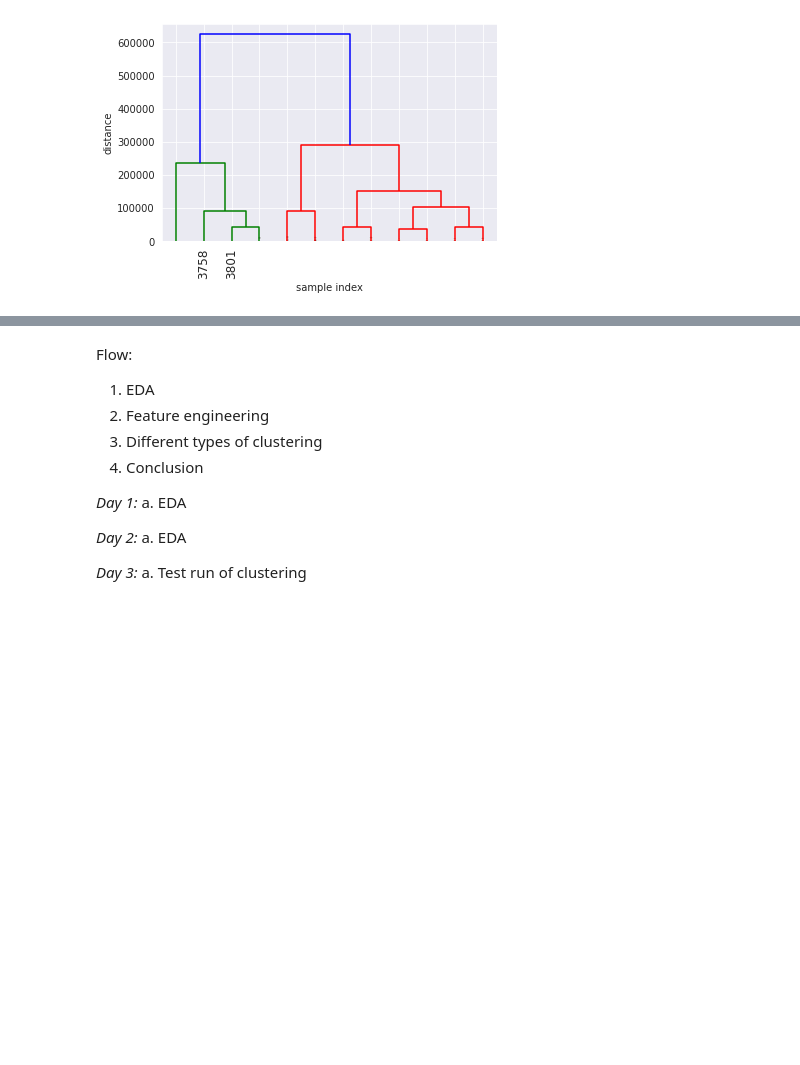
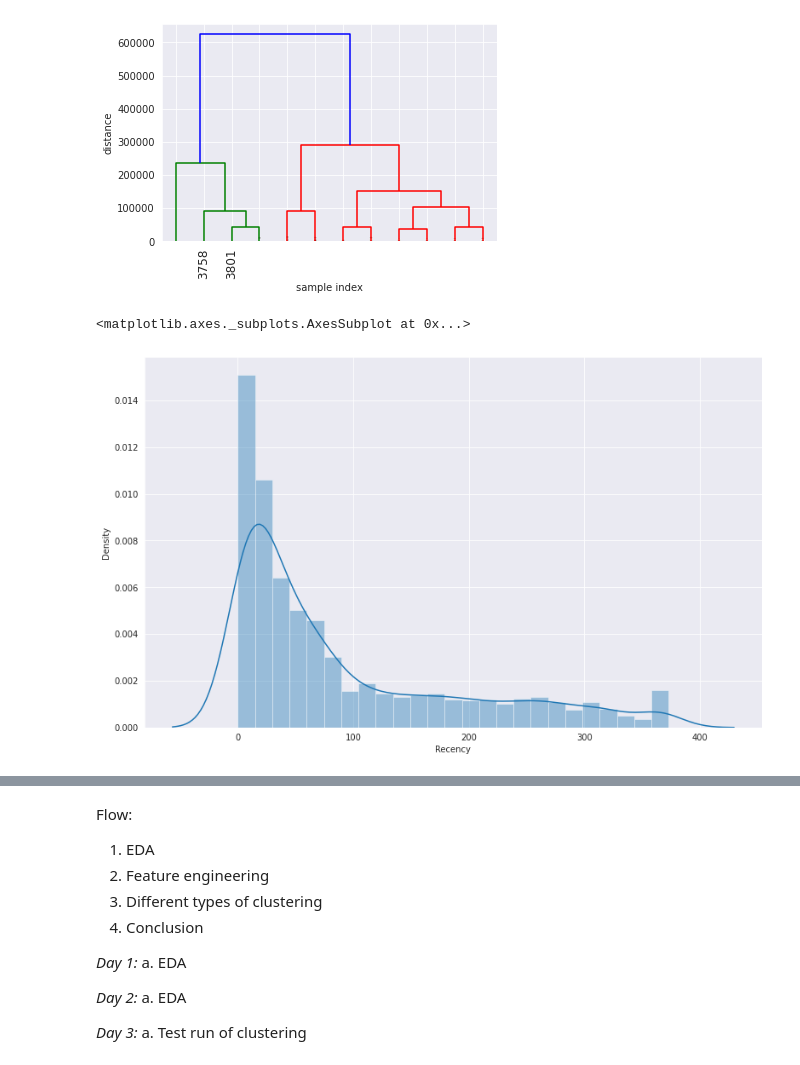
Before and after one commit to AkshayRai20/Projects1, a Jupyter notebook: Akshay_Online_Retail_Customer_Segmentation_Capstone_Project.ipynb, the cells around one changed output, grey strips where cells are left out. Drawn from its saved outputs; the diff is of its cells as text; code cells hidden in the pictures; blank space fills up the shorter version.

```diff
--- a/Akshay_Online_Retail_Customer_Segmentation_Capstone_Project.ipynb
+++ b/Akshay_Online_Retail_Customer_Segmentation_Capstone_Project.ipynb
@@ -267,0 +290,3 @@ Average Order :  480.7621873111767
+# %%
+df['Month']=df['InvoiceDate'].dt.month_name()
+df.head(3)
@@ -267,0 +298,6 @@ Average Order :  480.7621873111767
+# %%
+df['Day']=df['InvoiceDate'].dt.day_name()
+day_df=df['Day'].value_counts().reset_index()
+day_df.rename(columns={'index': 'Day_Name'}, inplace=True)
+day_df.rename(columns={'Day': 'Count'}, inplace=True)
+day_df
@@ -267,0 +333,13 @@ Average Order :  480.7621873111767
+# %%
+#RFM (Recency, Frequency,Monetary value) model
+#Recency = Latest Date - Last Inovice Data, Frequency = count(s) of transaction of invoice(s), Monetary = Sum of Total
+import datetime as dt
+Latest_Date = dt.datetime(2011,12,10)
+rfmdf = df.groupby('CustomerID').agg({'InvoiceDate': lambda x: (Latest_Date - x.max()).days, 'InvoiceNo': lambda x: len(x), 'TotalAmount': lambda x: x.sum()})
+
+rfmdf['InvoiceDate'] = rfmdf['InvoiceDate'].astype(int)
+
+
+rfmdf.rename(columns={'InvoiceDate': 'Recency',
+                         'InvoiceNo': 'Frequency',
+                         'TotalAmount': 'Monetary'}, inplace=True)
@@ -304,3 +392,10 @@ dendrogram(Z,truncate_mode='lastp',p=12,show_leaf_counts=False,
 plt.show()
 # %% [output]
 [figure]
+# %%
+a = rfmdf['Recency']
+plt.figure(figsize=(13,8))
+sns.distplot(a)
+# %% [output]
+<matplotlib.axes._subplots.AxesSubplot at 0x...>
+[figure, added]
```
Also changed, not shown: parts of 11 cells of this notebook.
